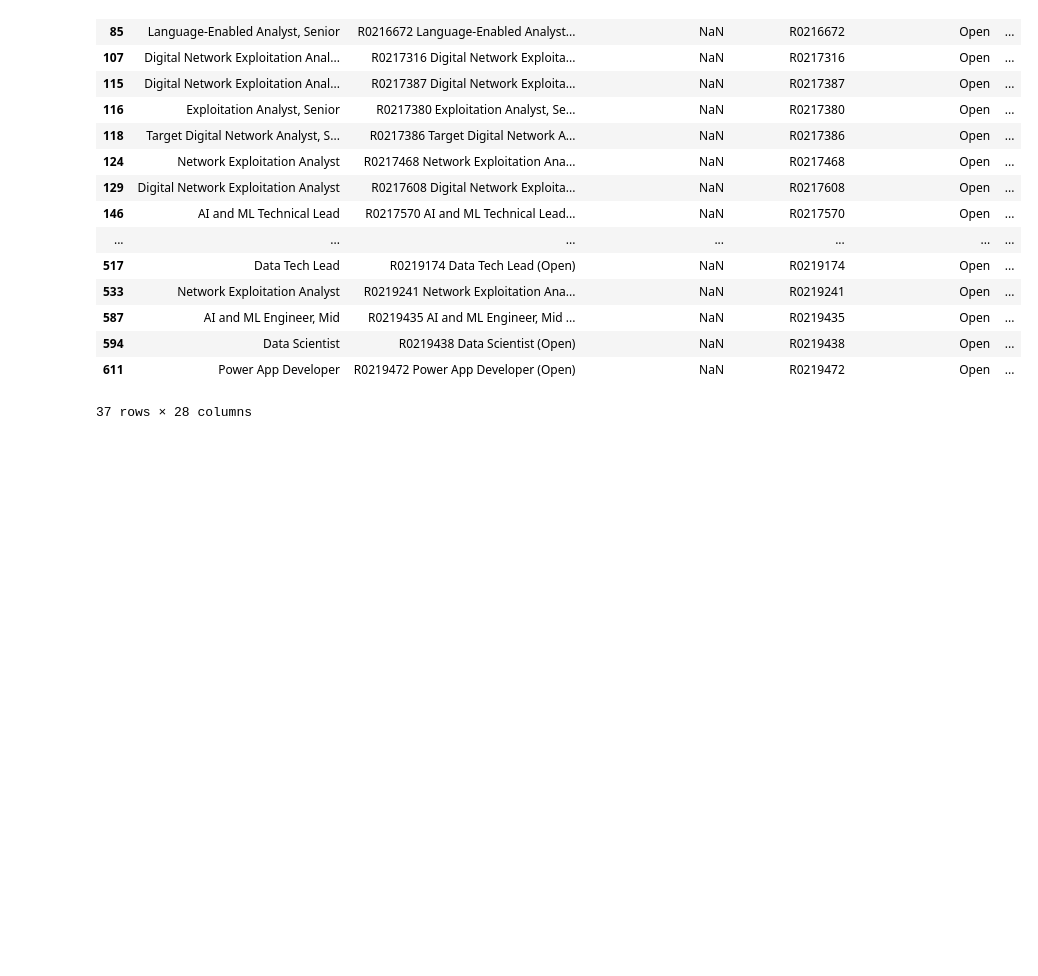
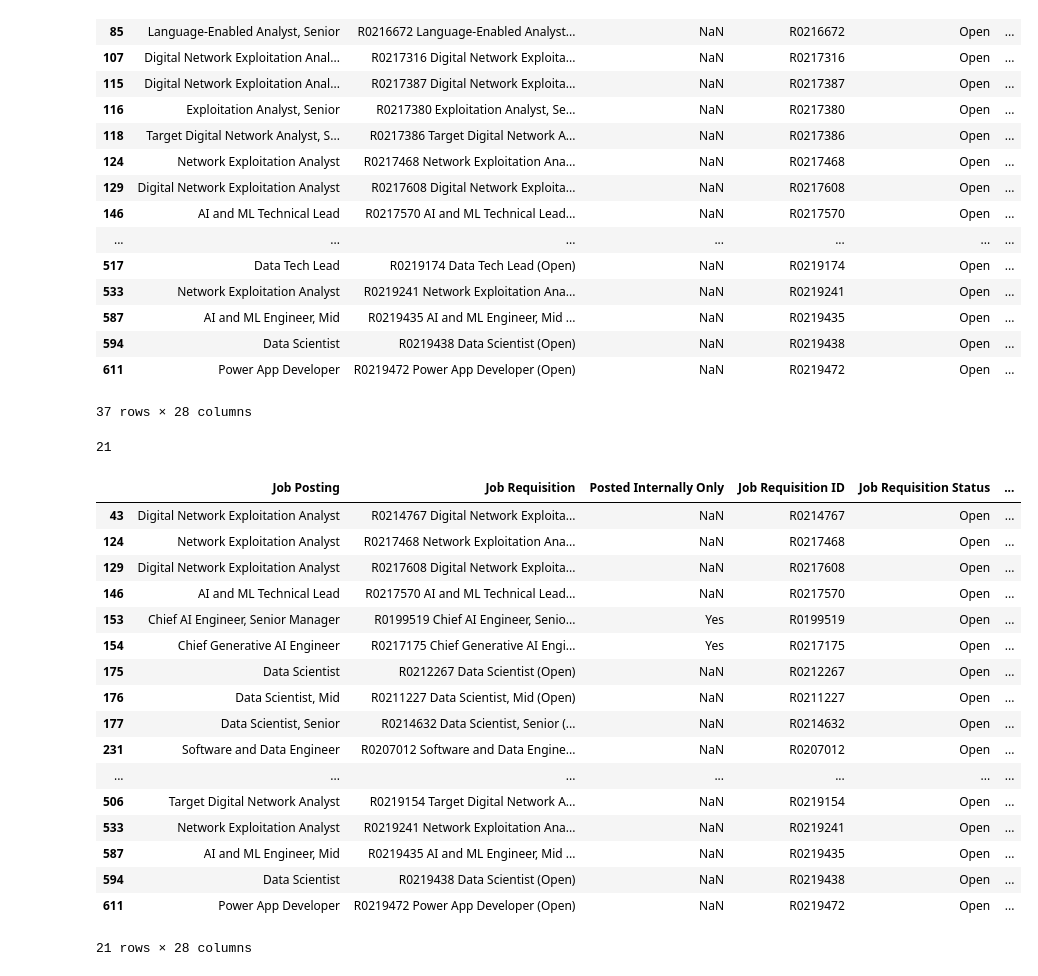
Before and after one commit to boffining/automate, a Jupyter notebook: job_search_correspondance/Searching_and_processing_job_postings.ipynb, the cells around one changed output. Drawn from its saved outputs; the diff is of its cells as text; code cells hidden in the pictures; blank space fills up the shorter version.

Commit message:
filters

```diff
--- a/job_search_correspondance/Searching_and_processing_job_postings.ipynb
+++ b/job_search_correspondance/Searching_and_processing_job_postings.ipynb
@@ -7,5 +8,5 @@ import math
 # %%
-df = pd.read_csv("data/Booz_Allen_Hamilton_Restricted_-_BAH1002_-_Open_Requisitions_Report_(ORR).csv", header=0)
+df = pd.read_csv("data/positions.csv", header=0)
 print(df.shape)
 # %% [output]
 (613, 28)
@@ -49,7 +49,8 @@ print(len(ml_skills))
 # %% [output]
 37
 # %%
-df.iloc[ml_skills]
+filtered = df.iloc[ml_skills].copy()
+filtered
 # %% [output]
 |  | Job Posting | Job Requisition | Posted Internally Only | Job Requisition ID | Job Requisition Status | ... |
 | 43 | Digital Network Exploitation Analyst | R0214767 Digital Network Exploita... | NaN | R0214767 | Open | ... |
@@ -69,4 +70,71 @@ df.iloc[ml_skills]
 | 594 | Data Scientist | R0219438 Data Scientist (Open) | NaN | R0219438 | Open | ... |
 | 611 | Power App Developer | R0219472 Power App Developer (Open) | NaN | R0219472 | Open | ... |
 37 rows × 28 columns
+# %%
+# Location Filters
+locations = ['Fort Meade, MD',
+             'Annapolis Junction, MD',
+             'Washington, DC',
+             'McLean, VA',
+             'Herndon, VA',
+             'Edgewood, MD',
+             'Chantilly, VA',
+             'Bethesda, MD',
+             'Reston, VA',
+             'Aberdeen Proving Ground, MD',
+             'Laurel, MD',
+             'Charlottesville, VA',
+             'Springfield, VA',
+             'Fort Belvoir, VA',
+             'Quantico, VA',
+             'Norfolk, VA',
+             'Columbia, MD',
+             'Suffolk, VA',
+             'Clarksburg, WV',
+             'St Inigoes, MD',
+             'Virginia Beach, VA',
+             'Lexington Park, MD',
+             'Ashburn, VA',
+             'Warrenton, VA',
+             'Andrews AFB, MD',
+             'Falls Church, VA',
+             'Catonsville, MD',
+             'Edgewood, MD',
+             'Vienna, VA',
+#              'Rome, NY'
+            ]
+
+
+local = []
+for idx, i in enumerate(filtered['Primary Location'].values):
+    if i in locations:
+        local.append(idx)
+    elif filtered['Remote Delivery'].values[idx] in ['Hybrid Delivery', 'Remote Delivery Available']:
+        local.append(idx)
+
+print(len(local))
+# %% [output]
+21
+# %%
+local_filtered = filtered.iloc[local].copy()
+local_filtered
+# %% [output]
+|  | Job Posting | Job Requisition | Posted Internally Only | Job Requisition ID | Job Requisition Status | ... |
+| 43 | Digital Network Exploitation Analyst | R0214767 Digital Network Exploita... | NaN | R0214767 | Open | ... |
+| 124 | Network Exploitation Analyst | R0217468 Network Exploitation Ana... | NaN | R0217468 | Open | ... |
+| 129 | Digital Network Exploitation Analyst | R0217608 Digital Network Exploita... | NaN | R0217608 | Open | ... |
+| 146 | AI and ML Technical Lead | R0217570 AI and ML Technical Lead... | NaN | R0217570 | Open | ... |
+| 153 | Chief AI Engineer, Senior Manager | R0199519 Chief AI Engineer, Senio... | Yes | R0199519 | Open | ... |
+| 154 | Chief Generative AI Engineer | R0217175 Chief Generative AI Engi... | Yes | R0217175 | Open | ... |
+| 175 | Data Scientist | R0212267 Data Scientist (Open) | NaN | R0212267 | Open | ... |
+| 176 | Data Scientist, Mid | R0211227 Data Scientist, Mid (Open) | NaN | R0211227 | Open | ... |
+| 177 | Data Scientist, Senior | R0214632 Data Scientist, Senior (... | NaN | R0214632 | Open | ... |
+| 231 | Software and Data Engineer | R0207012 Software and Data Engine... | NaN | R0207012 | Open | ... |
+| ... | ... | ... | ... | ... | ... | ... |
+| 506 | Target Digital Network Analyst | R0219154 Target Digital Network A... | NaN | R0219154 | Open | ... |
+| 533 | Network Exploitation Analyst | R0219241 Network Exploitation Ana... | NaN | R0219241 | Open | ... |
+| 587 | AI and ML Engineer, Mid | R0219435 AI and ML Engineer, Mid ... | NaN | R0219435 | Open | ... |
+| 594 | Data Scientist | R0219438 Data Scientist (Open) | NaN | R0219438 | Open | ... |
+| 611 | Power App Developer | R0219472 Power App Developer (Open) | NaN | R0219472 | Open | ... |
+21 rows × 28 columns
 # %%
```
Also changed, not shown: parts of 4 cells of this notebook, 2 other files.
